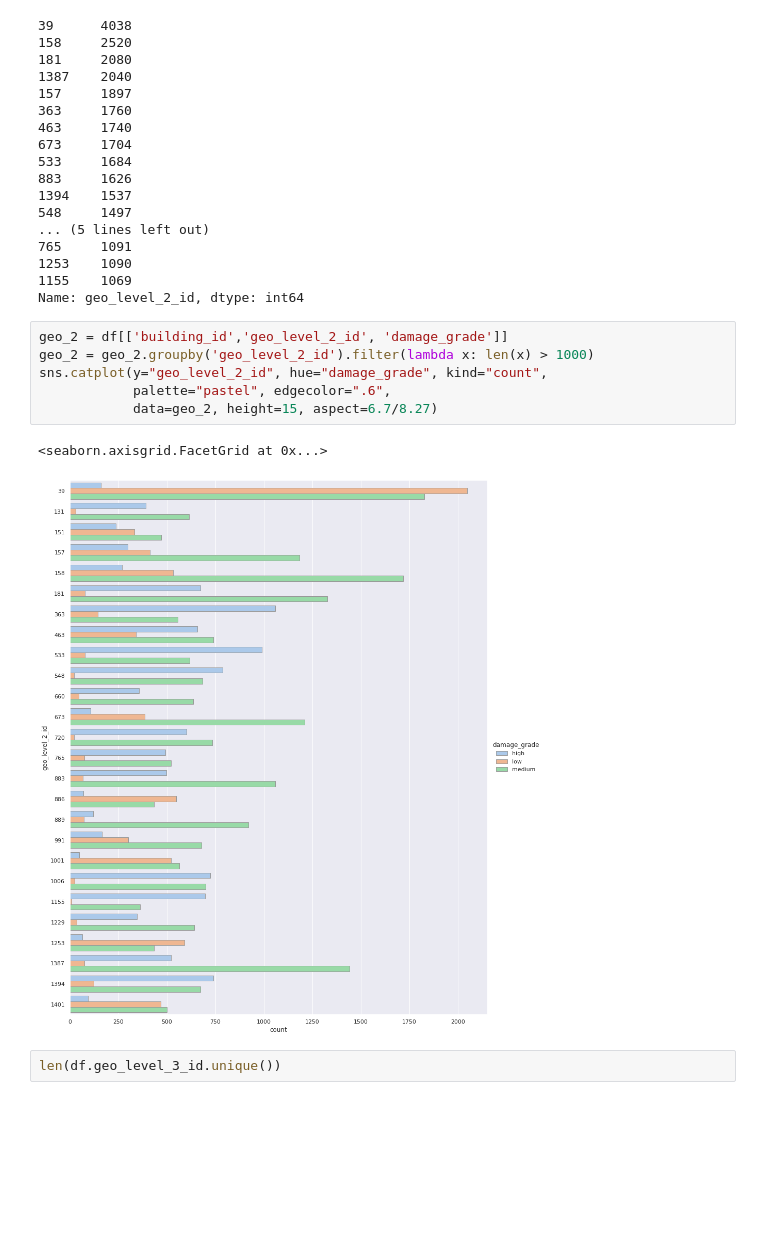
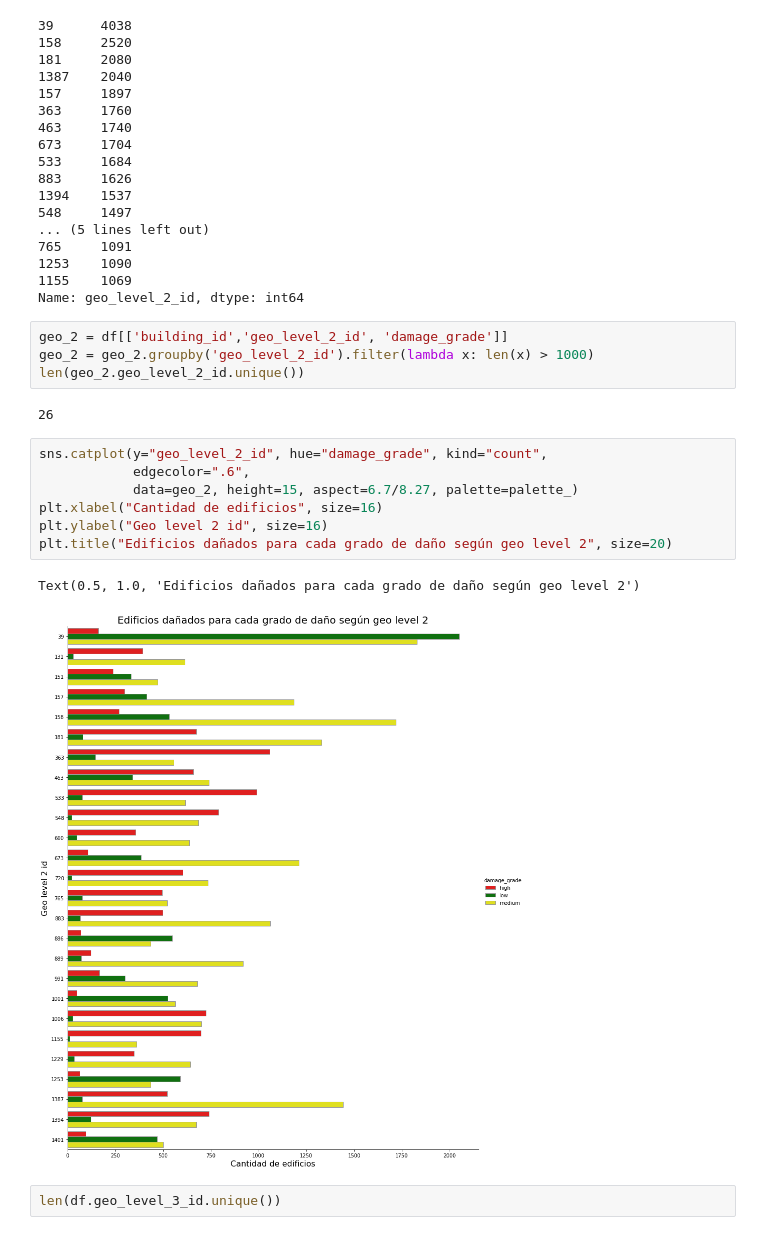
Before and after one commit to WagnerMarcos/tp1_orga_datos, a Jupyter notebook: tp1_marcos.ipynb, the cells around one changed output. Drawn from its saved outputs; the diff is of its cells as text; blank space fills up the shorter version.

```diff
--- a/tp1_marcos.ipynb
+++ b/tp1_marcos.ipynb
@@ -166,12 +196,19 @@ Name: geo_level_2_id, dtype: int64
 # %%
 geo_2 = df[['building_id','geo_level_2_id', 'damage_grade']]
 geo_2 = geo_2.groupby('geo_level_2_id').filter(lambda x: len(x) > 1000)
-sns.catplot(y="geo_level_2_id", hue="damage_grade", kind="count",
-            palette="pastel", edgecolor=".6",
-            data=geo_2, height=15, aspect=6.7/8.27)
+len(geo_2.geo_level_2_id.unique())
 # %% [output]
-<seaborn.axisgrid.FacetGrid at 0x...>
+26
-[figure, removed]
+# %%
+sns.catplot(y="geo_level_2_id", hue="damage_grade", kind="count",
+            edgecolor=".6",
+            data=geo_2, height=15, aspect=6.7/8.27, palette=palette_)
+plt.xlabel("Cantidad de edificios", size=16)
+plt.ylabel("Geo level 2 id", size=16)
+plt.title("Edificios dañados para cada grado de daño según geo level 2", size=20)
+# %% [output]
+Text(0.5, 1.0, 'Edificios dañados para cada grado de daño según geo level 2')
+[figure, added]
 # %%
 len(df.geo_level_3_id.unique())
 # %% [output]
```
Also changed, not shown: parts of 53 cells of this notebook.
